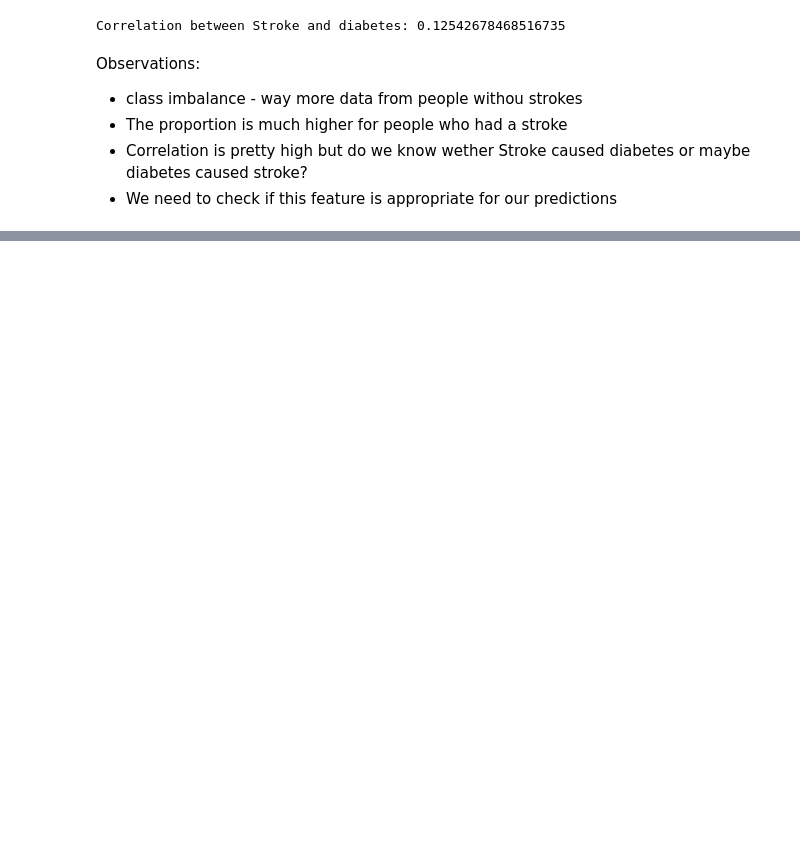
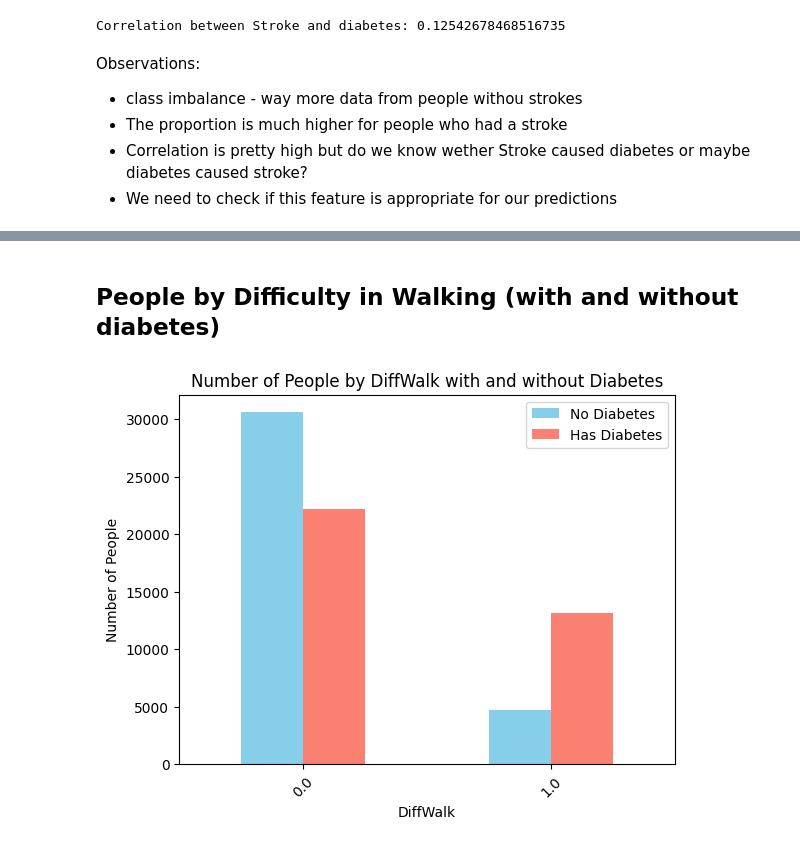
Before and after one commit to nazaribih/ML_intro, a Jupyter notebook: ppproject.ipynb, the cells around one changed output, grey strips where cells are left out. Drawn from its saved outputs; the diff is of its cells as text; code cells hidden in the pictures; blank space fills up the shorter version.

```diff
--- a/ppproject.ipynb
+++ b/ppproject.ipynb
@@ -215,0 +283,18 @@ Observations:
+# %% [markdown]
+## People by Difficulty in Walking (with and without diabetes)
+# %%
+# DiffWalk (0,1) - (Yes,No)
+
+count_df = df_50_50.groupby(['DiffWalk', 'Diabetes_binary']).size().unstack(fill_value=0)
+
+# Plotting
+count_df.plot(kind='bar', stacked=False, color=['skyblue', 'salmon'])
+plt.title('Number of People by DiffWalk with and without Diabetes')
+plt.xlabel('DiffWalk')
+plt.ylabel('Number of People')
+plt.xticks(rotation=45)
+plt.legend(['No Diabetes', 'Has Diabetes'])
+
+plt.show()
+# %% [output]
+[figure, added]
```
Also changed, not shown: parts of 22 cells of this notebook.
